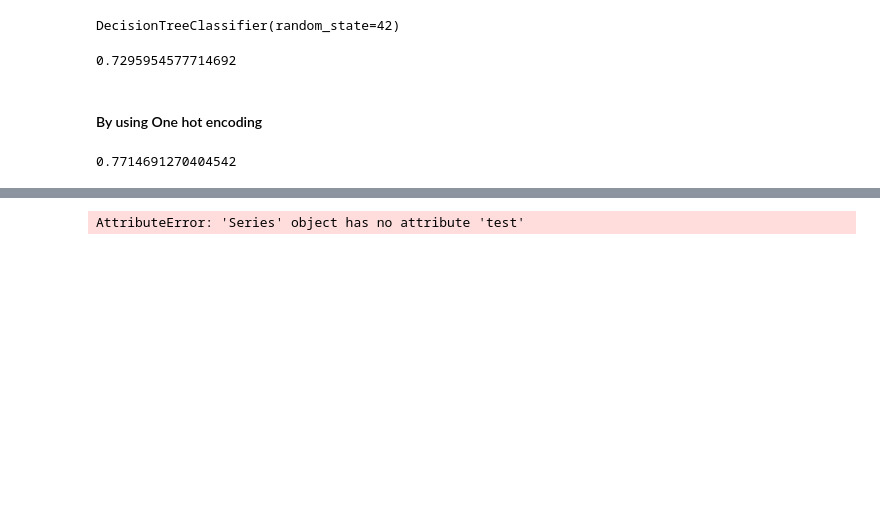
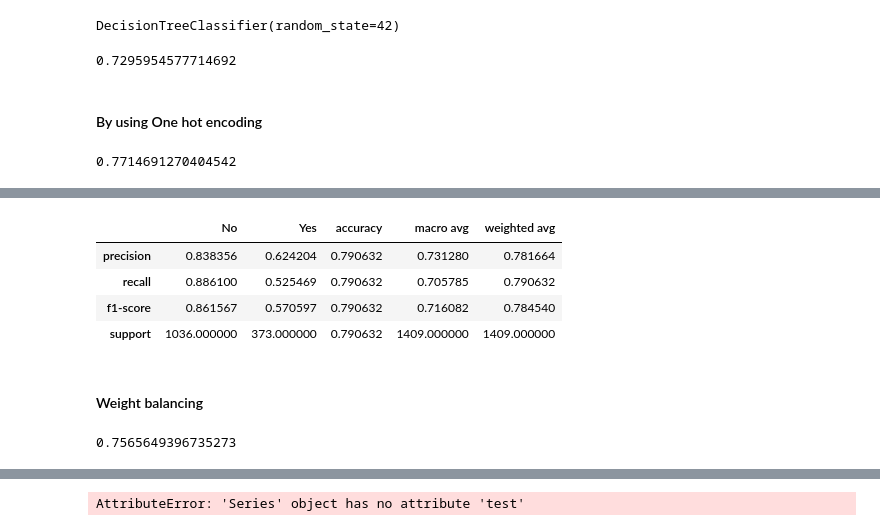
Before and after one commit to pratham122/Telco_customer_data, a Jupyter notebook: Telco_customer.ipynb, the cells around one changed output, grey strips where cells are left out. Cells and saved outputs as stored; diff of their text form; code cells hidden in the pictures; blank space fills up the shorter version.

```diff
--- a/Telco_customer.ipynb
+++ b/Telco_customer.ipynb
@@ -446,0 +466,19 @@ ValueError: could not convert string to float: 'No'
+# %%
+pd.DataFrame(classification_report(y_test, y_pred_clf, target_names=le.classes_, output_dict=True))
+
+#"Yes" has very low all classifiction metrics. We have to improve model specifically for "Yes".
+# %% [output]
+|  | No | Yes | accuracy | macro avg | weighted avg |
+| precision | 0.838356 | 0.624204 | 0.790632 | 0.731280 | 0.781664 |
+| recall | 0.886100 | 0.525469 | 0.790632 | 0.705785 | 0.790632 |
+| f1-score | 0.861567 | 0.570597 | 0.790632 | 0.716082 | 0.784540 |
+| support | 1036.000000 | 373.000000 | 0.790632 | 1409.000000 | 1409.000000 |
+# %% [markdown]
+#### Weight balancing
+# %%
+clf = LogisticRegression(max_iter=1000, random_state=42, class_weight='balanced')
+clf.fit(x_train_sel_oh, y_train)
+y_pred_clf2 = clf.predict(x_test_sel_oh)
+accuracy_score(y_test, y_pred_clf2)
+# %% [output]
+0.7565649396735273
```
Also changed, not shown: parts of 22 cells of this notebook, 1 other file.
